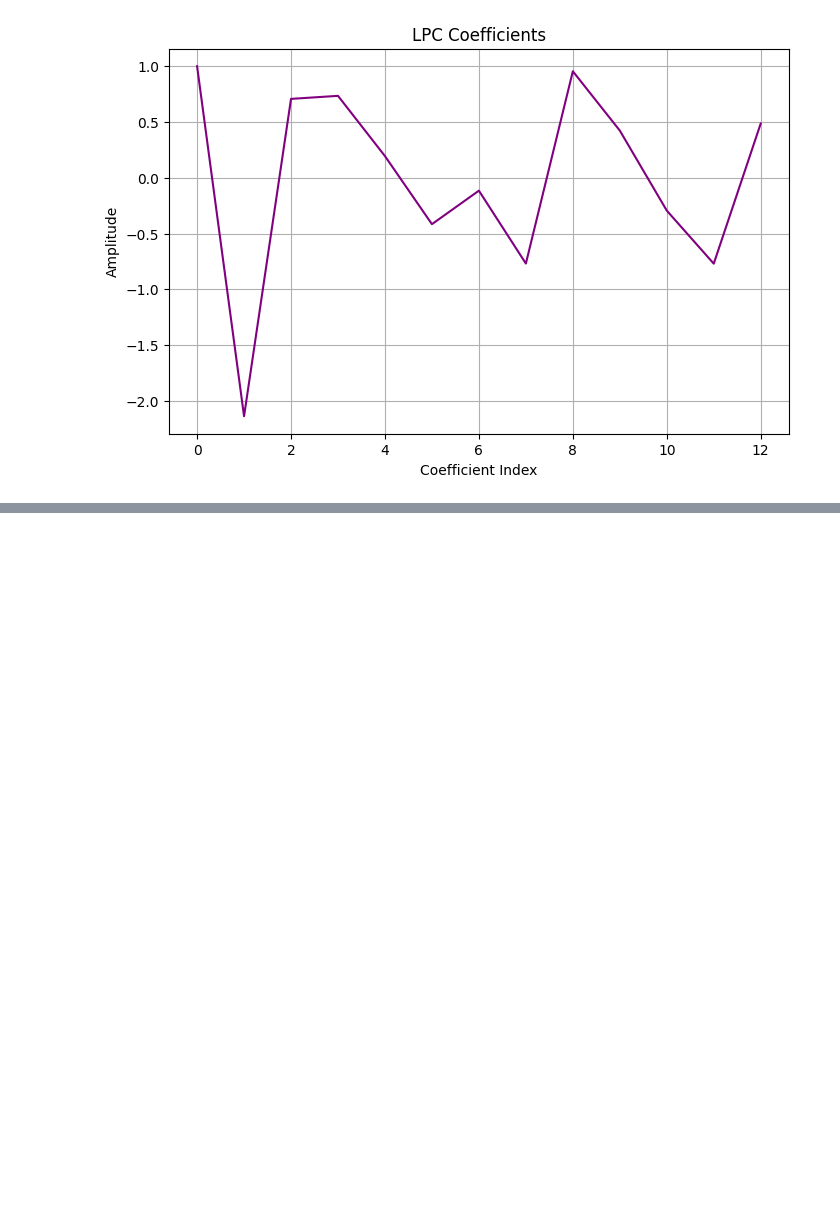
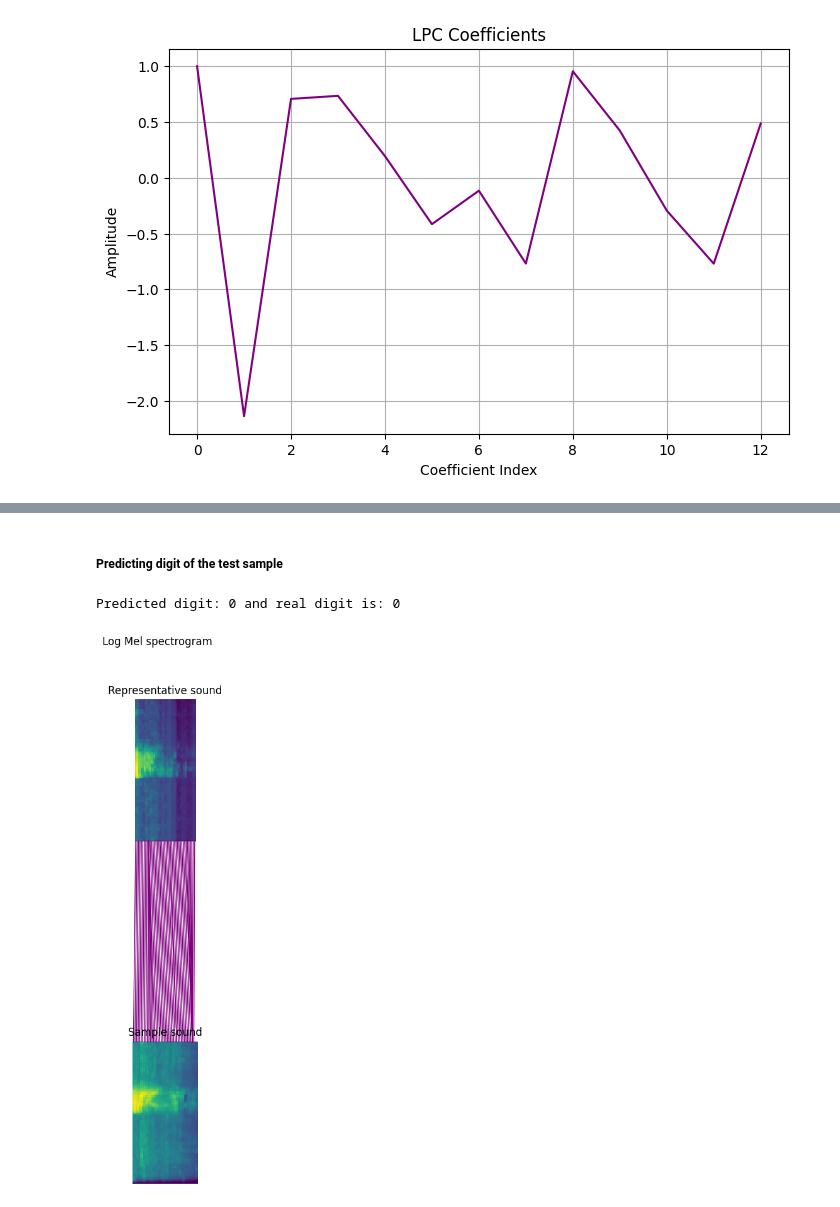
Before and after one commit to Kovelja009/speech_recognition_assignment_two, a Jupyter notebook: cypher_recognition.ipynb, the cells around one changed output, grey strips where cells are left out. Cells and saved outputs as stored; diff of their text form; code cells hidden in the pictures; blank space fills up the shorter version.

```diff
--- a/cypher_recognition.ipynb
+++ b/cypher_recognition.ipynb
@@ -313,0 +352,7 @@ comparator.predict(digit_sounds['0'][2], 0, plot=True)
+# %% [markdown]
+##### Predicting digit of the test sample
+# %%
+comparator.predict(digit_sounds['0'][4], real_digit='0', plot=True)
+# %% [output]
+Predicted digit: 0 and real digit is: 0
+[figure, added]
```
Also changed, not shown: parts of 21 cells of this notebook.
